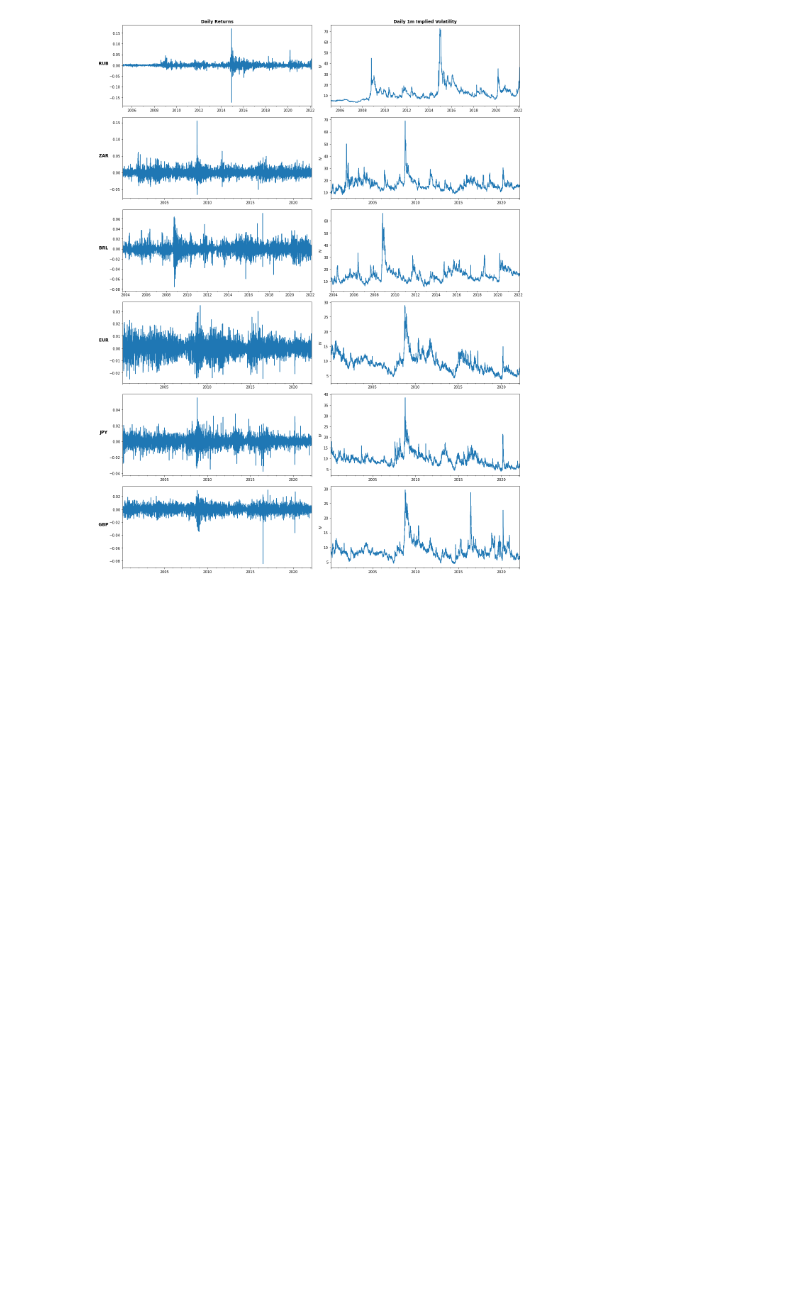
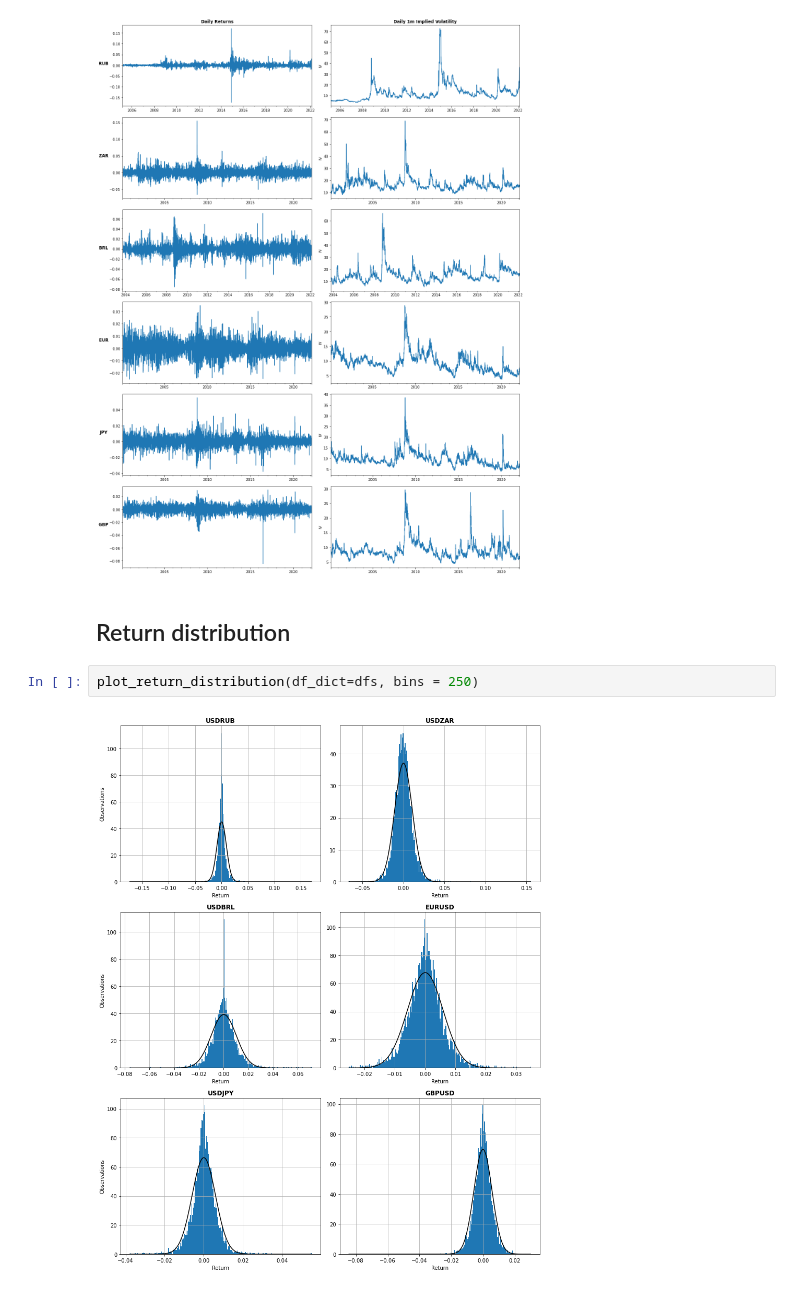
Before and after one commit to frederikbachdk/FXVolTrading, a Jupyter notebook: tradingstrategy/garch_descriptive.ipynb, the cells around one changed output. Cells and saved outputs as stored; diff of their text form; blank space fills up the shorter version.

```diff
--- a/tradingstrategy/garch_descriptive.ipynb
+++ b/tradingstrategy/garch_descriptive.ipynb
@@ -111,3 +133,9 @@ plot_grid(df_dict=dfs, series='v1m',cols=2)
 plot_returns_and_vol(df_dict=dfs, vol_period='1m')
 # %% [output]
 [figure]
+# %% [markdown]
+## Return distribution
+# %%
+plot_return_distribution(df_dict=dfs, bins = 250)
+# %% [output]
+[figure, added]
```
Also changed, not shown: parts of 9 cells of this notebook, 2 other files.
